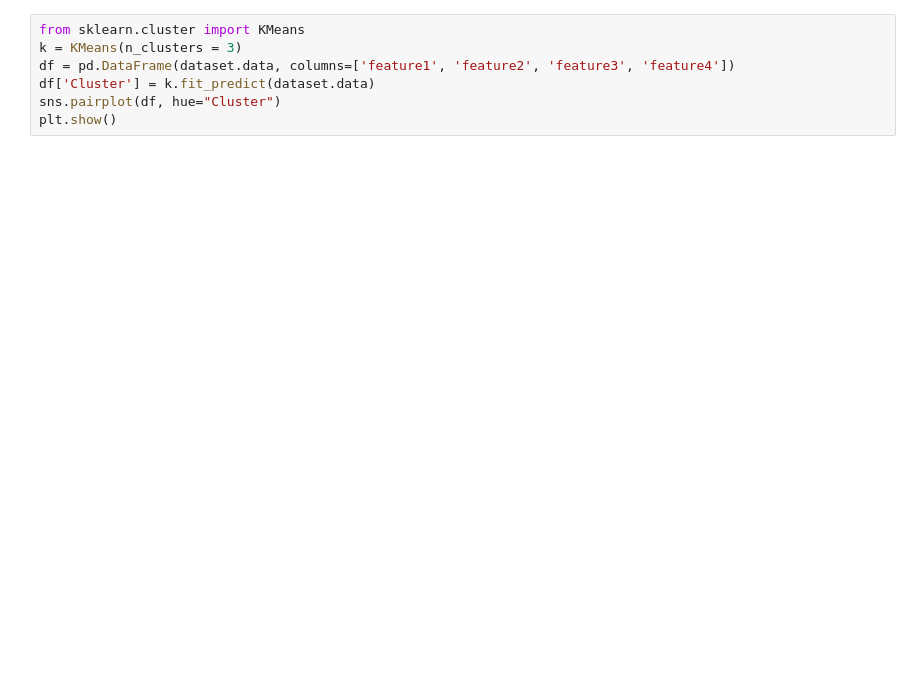
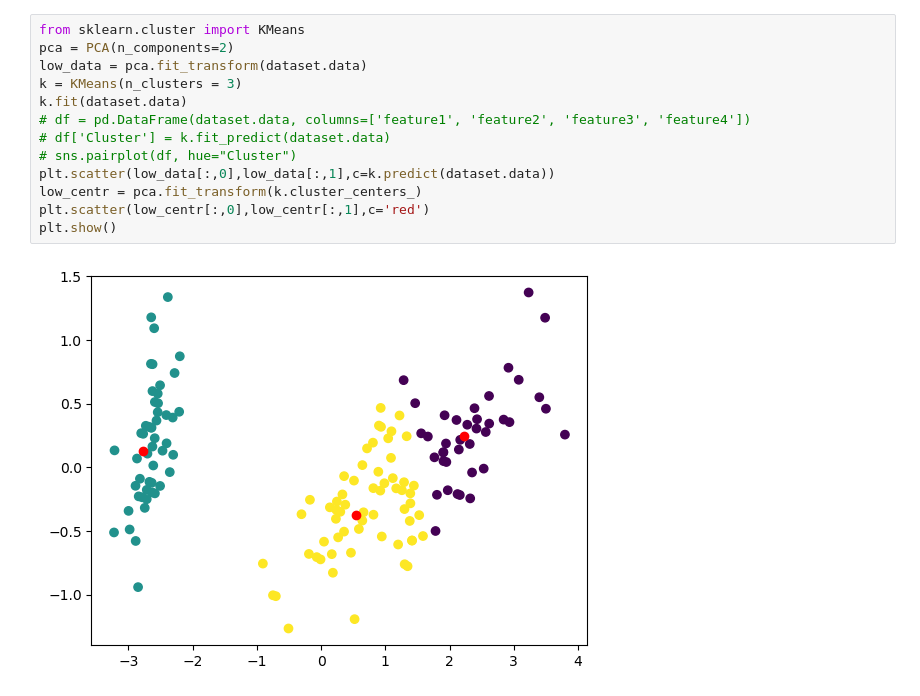
Before and after one commit to kiri4800/KMeans, a Jupyter notebook: KMeans.ipynb, the cells around one changed output. Saved outputs shown, nothing was run; the diff lists cells and outputs as text; blank space fills up the shorter version.

```diff
--- a/KMeans.ipynb
+++ b/KMeans.ipynb
@@ -71,7 +83,15 @@ array([[2.5625    , 2.5625    , 2.5625    , 2.5625    ],
 # %%
 from sklearn.cluster import KMeans
+pca = PCA(n_components=2)
+low_data = pca.fit_transform(dataset.data)
 k = KMeans(n_clusters = 3)
-df = pd.DataFrame(dataset.data, columns=['feature1', 'feature2', 'feature3', 'feature4'])
-df['Cluster'] = k.fit_predict(dataset.data)
-sns.pairplot(df, hue="Cluster")
+k.fit(dataset.data)
+# df = pd.DataFrame(dataset.data, columns=['feature1', 'feature2', 'feature3', 'feature4'])
+# df['Cluster'] = k.fit_predict(dataset.data)
+# sns.pairplot(df, hue="Cluster")
+plt.scatter(low_data[:,0],low_data[:,1],c=k.predict(dataset.data))
+low_centr = pca.fit_transform(k.cluster_centers_)
+plt.scatter(low_centr[:,0],low_centr[:,1],c='red')
 plt.show()
+# %% [output]
+[figure, added]
```
Also changed, not shown: parts of 4 cells of this notebook.
